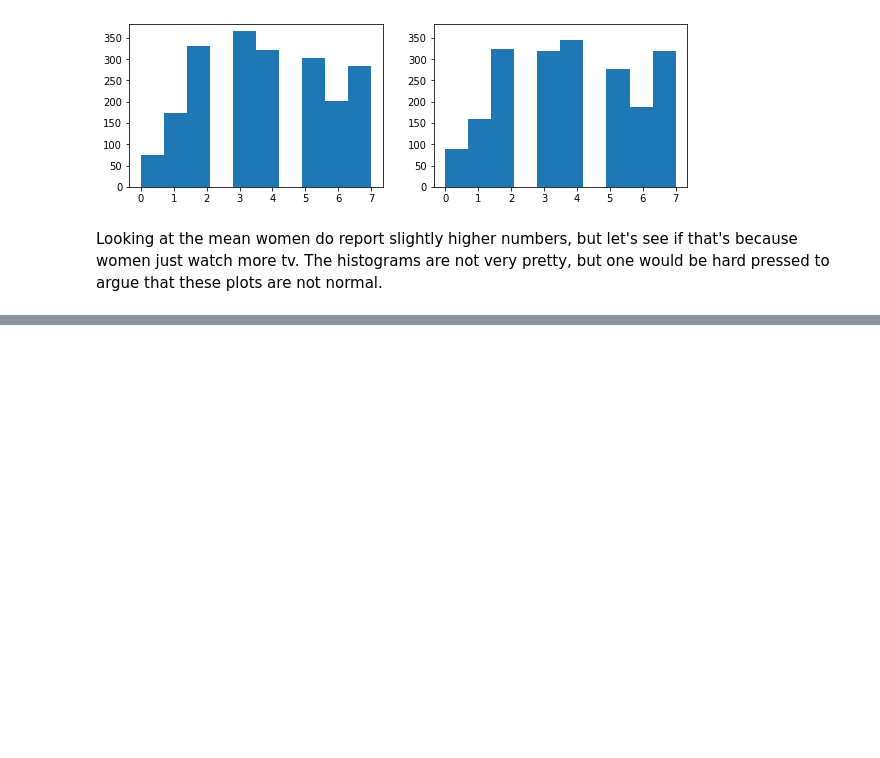
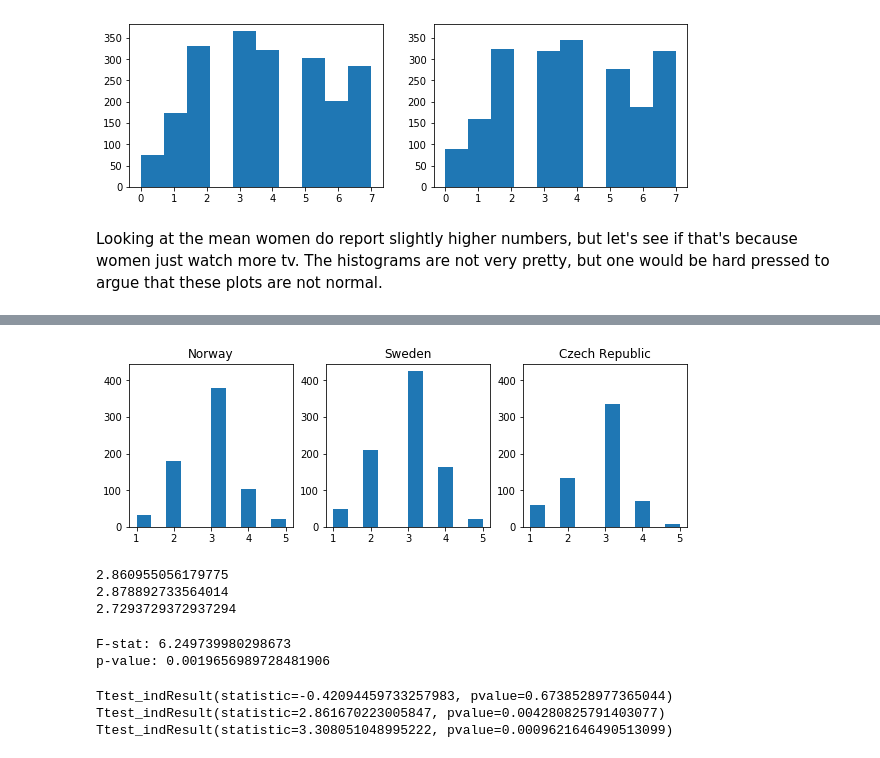
Before and after one commit to 26Jinx/Thinkful, a Jupyter notebook: Unit5/5_Advanced_Experimentation/Challenge.ipynb, the cells around one changed output, grey strips where cells are left out. Cells and saved outputs as stored; diff of their text form; code cells hidden in the pictures; blank space fills up the shorter version.

```diff
--- a/Unit5/5_Advanced_Experimentation/Challenge.ipynb
+++ b/Unit5/5_Advanced_Experimentation/Challenge.ipynb
@@ -271,0 +384,50 @@ print('T-stat: %0.4f\np-value: %0.')
+# %%
+# since we've found that the Spanish, Swiss and Norwegians are similarly social, let's try
+# Norway, Sweden and Czech Republic this time.
+norway = df_2014.loc[df_2014['cntry'] == 'NO']
+swede = df_2014.loc[df_2014['cntry'] == 'SE']
+czech = df_2014.loc[df_2014['cntry'] == 'CZ']
+# %%
+# visual check for normal distribution
+f, ax = plt.subplots(1, 3, figsize=(10, 3))
+ax1 = plt.subplot(131)
+ax1.hist(norway['sclact'])
+ax1.set_title('Norway')
+
+ax2 = plt.subplot(132, sharey=ax1)
+ax2.hist(swede['sclact'])
+ax2.set_title('Sweden')
+
+ax3 = plt.subplot(133, sharey=ax1)
+ax3.hist(czech['sclact'])
+ax3.set_title('Czech Republic')
+
+plt.show()
+# %% [output]
+[figure, added]
+# %%
+# let's see some means
+print(norway['sclact'].mean())
+print(swede['sclact'].mean())
+print(czech['sclact'].mean())
+# %% [output]
+2.860955056179775
+2.878892733564014
+2.7293729372937294
+# %%
+# ANOVA
+F, p = stats.f_oneway(norway['sclact'], swede['sclact'], czech['sclact'])
+
+print('F-stat: {}\np-value: {}'.format(F, p))
+# %% [output]
+F-stat: 6.249739980298673
+p-value: 0.0019656989728481906
+# %%
+# pair-wise ttest
+print(stats.ttest_ind(norway['sclact'], swede['sclact']))
+print(stats.ttest_ind(norway['sclact'], czech['sclact']))
+print(stats.ttest_ind(swede['sclact'], czech['sclact']))
+# %% [output]
+Ttest_indResult(statistic=-0.42094459733257983, pvalue=0.6738528977365044)
+Ttest_indResult(statistic=2.861670223005847, pvalue=0.004280825791403077)
+Ttest_indResult(statistic=3.308051048995222, pvalue=0.0009621646490513099)
```
Also changed, not shown: parts of 18 cells of this notebook.
